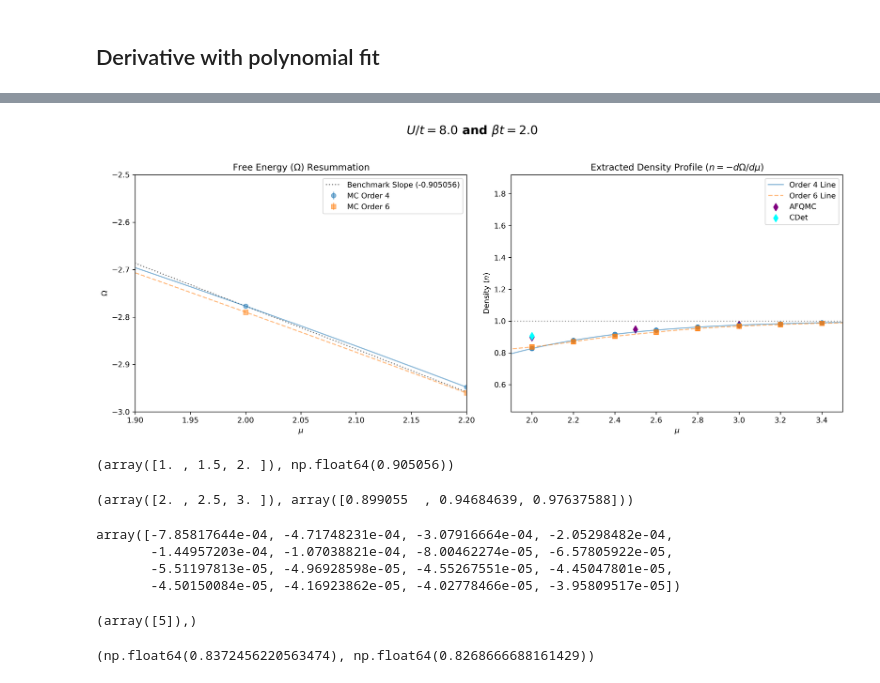
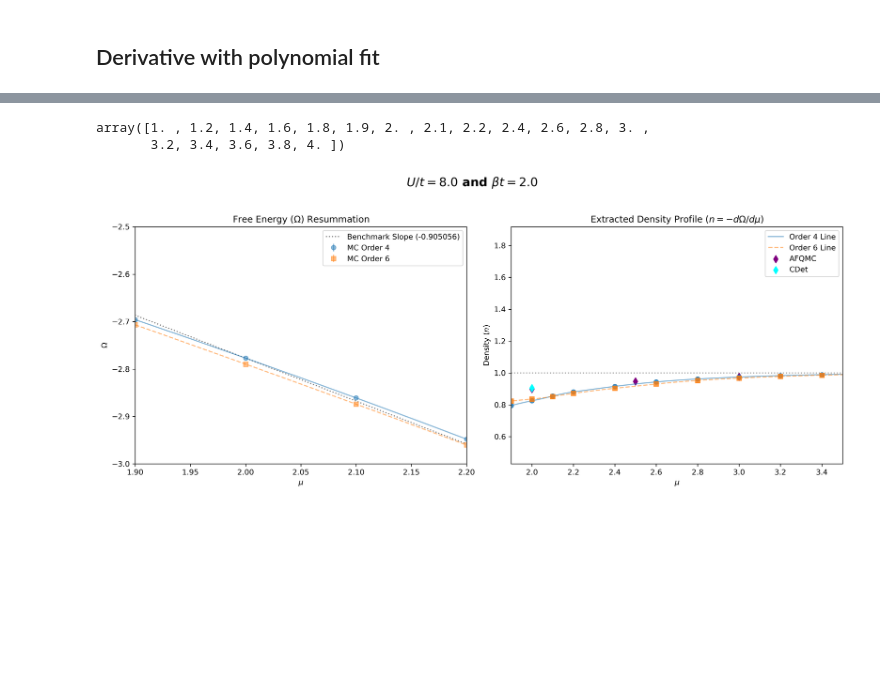
Before and after one commit to louishrm/strong_coupling_expansion, a Jupyter notebook: analytical/density_mu_beta.ipynb, the cells around one changed output, grey strips where cells are left out. Cells and saved outputs as stored; diff of their text form; code cells hidden in the pictures; blank space fills up the shorter version.

Commit message:
results

```diff
--- a/analytical/density_mu_beta.ipynb
+++ b/analytical/density_mu_beta.ipynb
@@ -37,21 +50,18 @@ U = 8.0
 # %%
 def load_data(U,beta, alpha):
 
-    with h5py.File(f'/Users/louissharma/Desktop/results_sc/results_2/full_lattice_Omega_order_4_scan_mu_U={U}_beta={beta}_alpha={alpha}.h5', 'r') as f:
+    with h5py.File(f'/Users/louissharma/Desktop/results_sc/results_2/full_lattice_density_order_4_scan_mu_U={U}_beta={beta}_alpha={alpha}.h5', 'r') as f:
         mus = f['mu_list'][:]
-        a_4 = f['mean_list'][:]
+        a_4 = -f['mean_list'][:]
         errors_4 = f['error_list'][:]
-    with h5py.File(f'/Users/louissharma/Desktop/results_sc/results_2/full_lattice_Omega_order_6_scan_mu_U={U}_beta={beta}_alpha={alpha}.h5', 'r') as f:
-        a_6 = f['mean_list'][:]
+    with h5py.File(f'/Users/louissharma/Desktop/results_sc/results_2/full_lattice_density_order_6_scan_mu_U={U}_beta={beta}_alpha={alpha}.h5', 'r') as f:
+        a_6 = -f['mean_list'][:]
         errors_6 = f['error_list'][:]
 
 
-    partial_sum_4 = a_0(U, beta, mus) + a_2(U, beta, mus) + a_4
+    partial_sum_4 = n_0(U, beta, mus) + n_2(U, beta, mus) + a_4
     partial_sum_6 = partial_sum_4 + a_6
 
 
-    n0 = -np.gradient(a_0(U, beta, mus), mus)
-    n4 = -np.gradient(partial_sum_4, mus)
-    n6 = -np.gradient(partial_sum_6, mus)
 
-    return mus, n0, n4, n6, a_4, errors_4, a_6, errors_6
+    return mus, partial_sum_4, partial_sum_6, errors_4, errors_6
@@ -139,2 +190,2 @@ def load_density(U,beta, alpha):
 # %%
-mus, partial_sum_4, partial_sum_6, error_partial_sum_4, error_partial_sum_6, a_4, a_6 = load_density(U, beta=2.0, alpha=alpha)
+mus, partial_sum_4, partial_sum_6, error_4, error_6, a_4, a_6 = load_density(U, beta=2.0, alpha=alpha)
@@ -313,16 +192,13 @@ plt.show()
+# %%
+mus
+# %% [output]
+array([1. , 1.2, 1.4, 1.6, 1.8, 1.9, 2. , 2.1, 2.2, 2.4, 2.6, 2.8, 3. ,
+       3.2, 3.4, 3.6, 3.8, 4. ])
 # %%
 import numpy as np
 import matplotlib.pyplot as plt
-from scipy.interpolate import UnivariateSpline, PchipInterpolator
+from scipy.interpolate import UnivariateSpline
 
-# Assume 'mus', 'partial_sum_4', 'partial_sum_6', 'error_partial_sum_4', 'error_partial_sum_6' are loaded
-# Assume 'coeffs_mus' is defined as: coeffs_mus = [a_0(U,beta,mus), a_2(U,beta,mus), a_4, a_6]
-# Assume 'pade_approx_batch' is available in your environment
-# Assume 'afqmc_mus', 'afqmc_n', 'cdet_mus', 'cdet_n' are loaded
-
-# --- 1. Calculate Padé Approximants ---
-pade_21 = pade_approx_batch(coeffs_mus, (2,1))(1.0)
-pade_12 = pade_approx_batch(coeffs_mus, (1,2))(1.0)
 
 # --- 2. Fit Splines (for MC with errors) and PCHIP (for smooth Padé) ---
 s_factor = len(mus) * 0.1
@@ -331,48 +207,33 @@ s_factor = len(mus) * 0.1
 spline_4 = UnivariateSpline(mus, partial_sum_4, w=1.0/error_partial_sum_4, s=s_factor)
 spline_6 = UnivariateSpline(mus, partial_sum_6, w=1.0/error_partial_sum_6, s=s_factor)
 
-# Switch to PCHIP for the Padé data to enforce shape-preservation
-pchip_p21 = PchipInterpolator(mus, pade_21.real)
-pchip_p12 = PchipInterpolator(mus, pade_12.real)
 
 # --- 3. Extract Derivative Functions ---
 deriv_4 = spline_4.derivative(n=1)
 deriv_6 = spline_6.derivative(n=1)
-deriv_p21 = pchip_p21.derivative(nu=1)
-deriv_p12 = pchip_p12.derivative(nu=1)
 
 # --- 4. Evaluate on DENSE grid (for smooth lines) ---
 mu_dense = np.linspace(np.min(mus), np.max(mus), 200)
 
 omega_4_dense = spline_4(mu_dense)
 omega_6_dense = spline_6(mu_dense)
-omega_p21_dense = pchip_p21(mu_dense)
-omega_p12_dense = pchip_p12(mu_dense)
 
 density_4_dense = -deriv_4(mu_dense)
 density_6_dense = -deriv_6(mu_dense)
-density_p21_dense = -deriv_p21(mu_dense)
-density_p12_dense = -deriv_p12(mu_dense)
 
 # --- 5. Evaluate on ORIGINAL grid (for exact markers) ---
 density_4_pts = -deriv_4(mus)
 density_6_pts = -deriv_6(mus)
-density_p21_pts = -deriv_p21(mus)
-density_p12_pts = -deriv_p12(mus)
 
 # --- 6. Plotting ---
 plt.figure(figsize=(14, 6))
 
 # Plot 1: Free Energy
 plt.subplot(1, 2, 1)
-plt.errorbar(mus, partial_sum_4, yerr = error_partial_sum_4, fmt='o', color='tab:blue', alpha=0.5, label='MC Order 4')
-plt.errorbar(mus, partial_sum_6, yerr = error_partial_sum_6, fmt='s', color='tab:orange', alpha=0.5, label='MC Order 6')
-#plt.plot(mus, pade_21, '^', color='tab:green', label='Padé [2/1] Data')
-#plt.plot(mus, pade_12, 'v', color='tab:red', label='Padé [1/2] Data')
+plt.errorbar(mus, partial_sum_4, yerr = error_4, fmt='o', color='tab:blue', alpha=0.5, label='MC Order 4')
+plt.errorbar(mus, partial_sum_6, yerr = np.sqrt(error_4**2+error_6**2), fmt='s', color='tab:orange', alpha=0.5, label='MC Order 6')
 
 slope = -0.905056
-#slope = -afqmc_n[1]
-# interpolate partial_sum_4 at mu=2.0 (handles case mus doesn't contain exactly 2.0)
 y_at_2 = np.interp(2.0, mus, partial_sum_4)
 intercept = y_at_2 - slope * 2.0
 
@@ -403,54 +264,31 @@ plt.plot(mu_dense, density_6_dense, '--', color='tab:orange', alpha=0.5, label='
 
 # Plot discrete markers at the exact mu values
 plt.plot(mus, density_4_pts, 'o', color='tab:blue', alpha=0.8)
 plt.plot(mus, density_6_pts, 's', color='tab:orange', alpha=0.8)
 #plt.plot(mus, density_p21_pts, '^', color='tab:green', markersize=8)
 #plt.plot(mus, density_p12_pts, 'v', color='tab:red', markersize=8)
 
 plt.xlim(1.9, 3.5)
 #plt.ylim(0.7 1.0)
 
 # Add Benchmark Data
 plt.scatter(afqmc_mus, afqmc_n, label='AFQMC', marker='d', color='purple', s=50)
 plt.scatter(cdet_mus, cdet_n, label='CDet', marker='d', color='cyan', s=50)
 
 # Add a horizontal line at 1.0 to easily check the high-mu asymptote
 plt.axhline(1.0, color='gray', linestyle=':', alpha=0.7)
 
 plt.xlabel('$\mu$')
 plt.ylabel('Density ($n$)')
 plt.title('Extracted Density Profile ($n = -d\Omega/d\mu$)')
 plt.legend()
 
 # --- NEW: Add the Main Title ---
 plt.suptitle(r'$U/t = 8.0$ and $\beta t = 2.0$', fontsize=16, fontweight='bold')
 
 # Adjust layout so the suptitle doesn't overlap with the subplot titles
 plt.tight_layout(rect=[0, 0.0, 1, 0.95])
 
 plt.show()
 # %% [output]
-[figure, old version]
+[figure, new version]
-# %%
-cdet_mus, cdet_n[-1]
-# %% [output]
-(array([1. , 1.5, 2. ]), np.float64(0.905056))
-# %%
-afqmc_mus, afqmc_n
-# %% [output]
-(array([2. , 2.5, 3. ]), array([0.899055  , 0.94684639, 0.97637588]))
-# %%
-error_partial_sum_6/partial_sum_6
-# %% [output]
-array([-7.85817644e-04, -4.71748231e-04, -3.07916664e-04, -2.05298482e-04,
-       -1.44957203e-04, -1.07038821e-04, -8.00462274e-05, -6.57805922e-05,
-       -5.51197813e-05, -4.96928598e-05, -4.55267551e-05, -4.45047801e-05,
-       -4.50150084e-05, -4.16923862e-05, -4.02778466e-05, -3.95809517e-05])
-# %%
-np.where(mus==2.0)
-# %% [output]
-(array([5]),)
-# %%
-density_6_pts[5], density_4_pts[5]
-# %% [output]
-(np.float64(0.8372456220563474), np.float64(0.8268666688161429))
```
Also changed, not shown: parts of 18 cells of this notebook, 1 other file.
